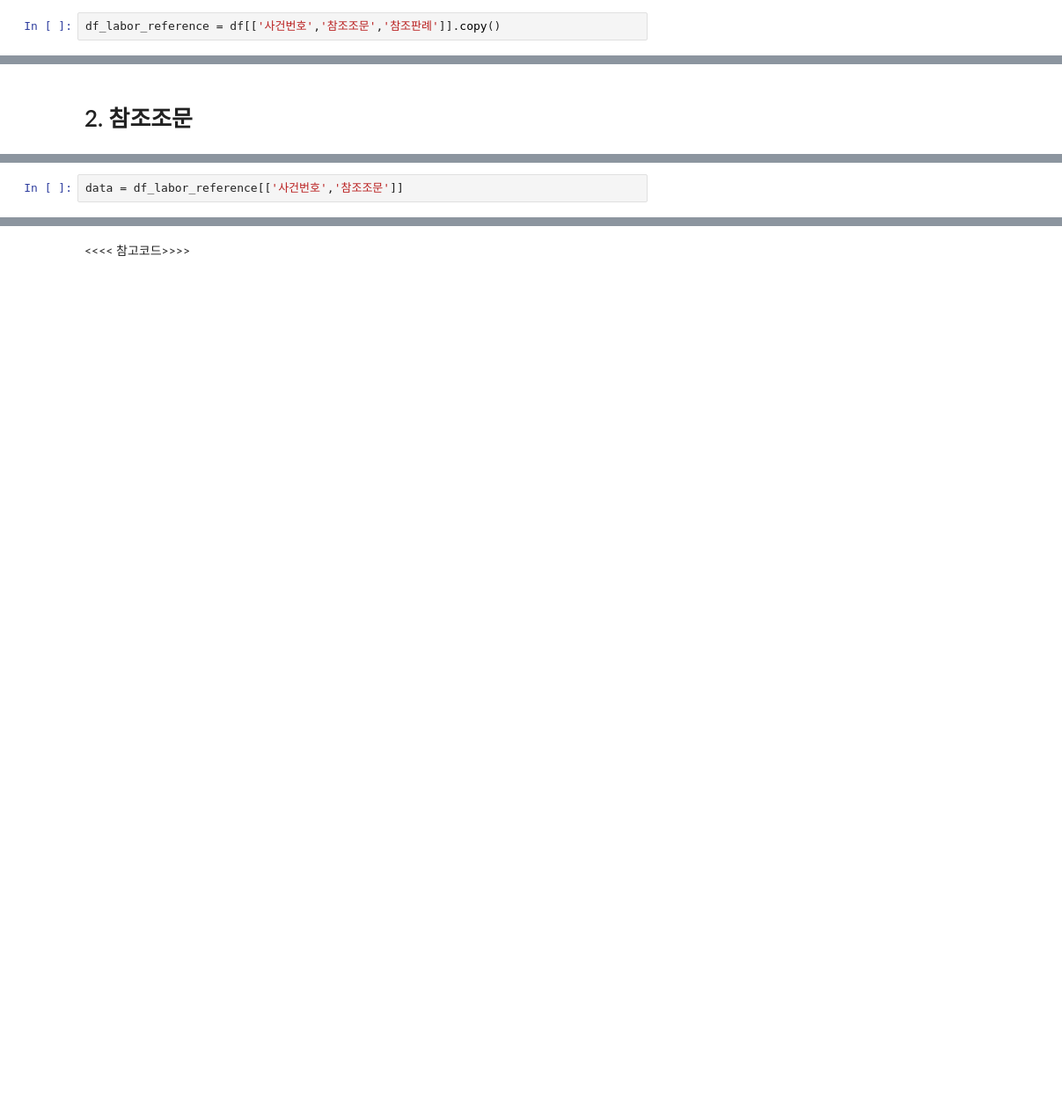
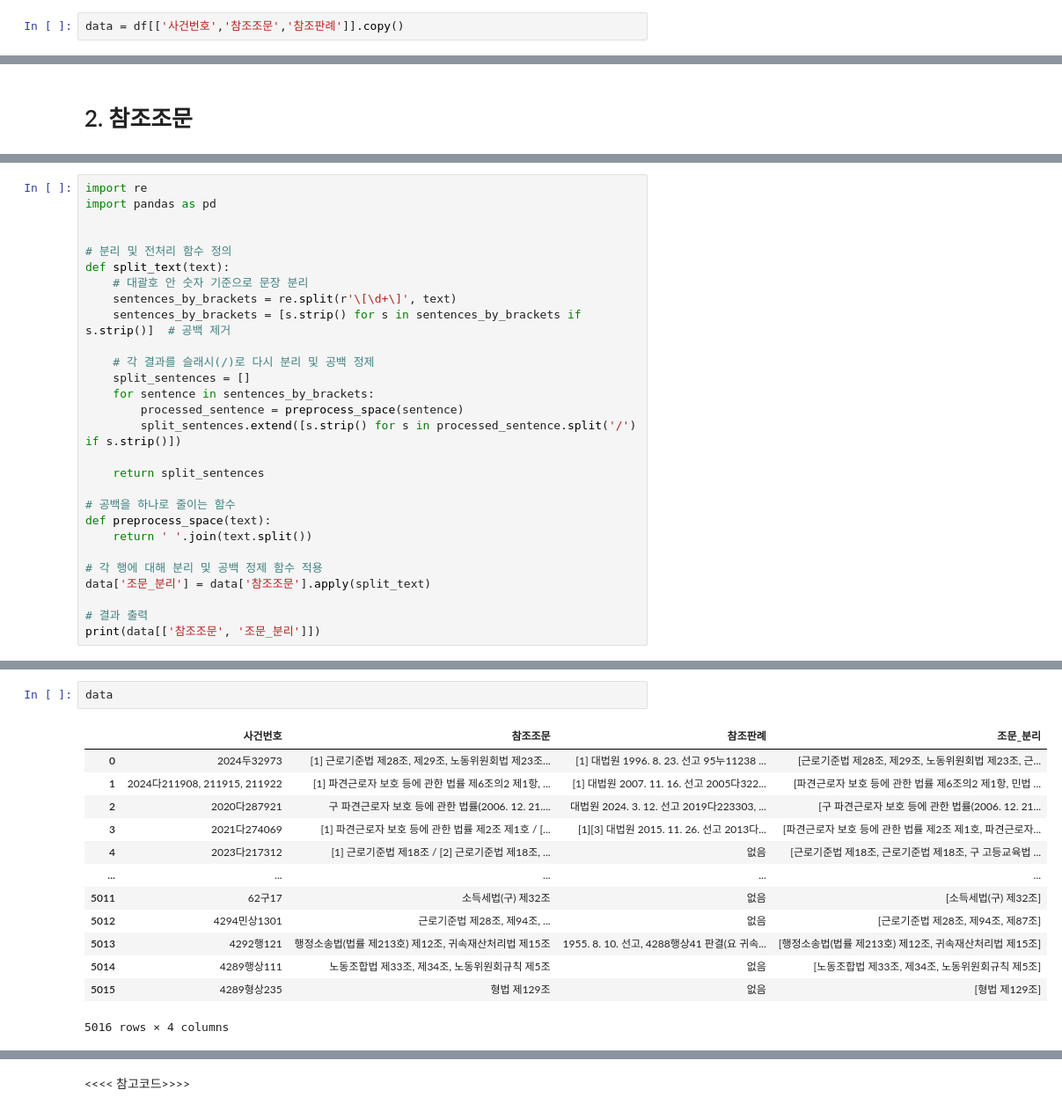
Before and after one commit to sesac-NoF/NoF, a Jupyter notebook: Labor_precedent_EDA/13_Labor_Real_references.ipynb, the cells around one changed output, grey strips where cells are left out. Shown at 88% size. Saved outputs shown, nothing was run; the diff lists cells and outputs as text; blank space fills up the shorter version.

Commit message:
참조조문 전처리 조문_분리 오류

```diff
--- a/Labor_precedent_EDA/13_Labor_Real_references.ipynb
+++ b/Labor_precedent_EDA/13_Labor_Real_references.ipynb
@@ -43,4 +43,4 @@ Data columns (total 16 columns):
 dtypes: int64(2), object(14)
 memory usage: 627.1+ KB
 # %%
-df_labor_reference = df[['사건번호','참조조문','참조판례']].copy()
+data = df[['사건번호','참조조문','참조판례']].copy()
@@ -70,2 +98,0 @@ df_labor_reference[['사건번호','참조조문']].iloc[:2]
-# %%
-data = df_labor_reference[['사건번호','참조조문']]
@@ -71,0 +107,28 @@ data = df_labor_reference[['사건번호','참조조문']]
+# %%
+import re
+import pandas as pd
+
+
+# 분리 및 전처리 함수 정의
+def split_text(text):
+    # 대괄호 안 숫자 기준으로 문장 분리
+    sentences_by_brackets = re.split(r'\[\d+\]', text)
+    sentences_by_brackets = [s.strip() for s in sentences_by_brackets if s.strip()]  # 공백 제거
+
+    # 각 결과를 슬래시(/)로 다시 분리 및 공백 정제
+    split_sentences = []
+    for sentence in sentences_by_brackets:
+        processed_sentence = preprocess_space(sentence)
+        split_sentences.extend([s.strip() for s in processed_sentence.split('/') if s.strip()])
+
+    return split_sentences
+
+# 공백을 하나로 줄이는 함수
+def preprocess_space(text):
+    return ' '.join(text.split())
+
+# 각 행에 대해 분리 및 공백 정제 함수 적용
+data['조문_분리'] = data['참조조문'].apply(split_text)
+
+# 결과 출력
+print(data[['참조조문', '조문_분리']])
@@ -71,0 +150,16 @@ data = df_labor_reference[['사건번호','참조조문']]
+# %%
+data
+# %% [output]
+|  | 사건번호 | 참조조문 | 참조판례 | 조문_분리 |
+| 0 | 2024두32973 | [1] 근로기준법 제28조, 제29조, 노동위원회법 제23조... | [1] 대법원 1996. 8. 23. 선고 95누11238 ... | [근로기준법 제28조, 제29조, 노동위원회법 제23조, 근... |
+| 1 | 2024다211908, 211915, 211922 | [1] 파견근로자 보호 등에 관한 법률 제6조의2 제1항, ... | [1] 대법원 2007. 11. 16. 선고 2005다322... | [파견근로자 보호 등에 관한 법률 제6조의2 제1항, 민법 ... |
+| 2 | 2020다287921 | 구 파견근로자 보호 등에 관한 법률(2006. 12. 21.... | 대법원 2024. 3. 12. 선고 2019다223303, ... | [구 파견근로자 보호 등에 관한 법률(2006. 12. 21... |
+| 3 | 2021다274069 | [1] 파견근로자 보호 등에 관한 법률 제2조 제1호 / [... | [1][3] 대법원 2015. 11. 26. 선고 2013다... | [파견근로자 보호 등에 관한 법률 제2조 제1호, 파견근로자... |
+| 4 | 2023다217312 | [1] 근로기준법 제18조 / [2] 근로기준법 제18조, ... | 없음 | [근로기준법 제18조, 근로기준법 제18조, 구 고등교육법 ... |
+| ... | ... | ... | ... | ... |
+| 5011 | 62구17 | 소득세법(구) 제32조 | 없음 | [소득세법(구) 제32조] |
+| 5012 | 4294민상1301 | 근로기준법 제28조, 제94조, ... | 없음 | [근로기준법 제28조, 제94조, 제87조] |
+| 5013 | 4292행121 | 행정소송법(법률 제213호) 제12조, 귀속재산처리법 제15조 | 1955. 8. 10. 선고, 4288행상41 판결(요 귀속... | [행정소송법(법률 제213호) 제12조, 귀속재산처리법 제15조] |
+| 5014 | 4289행상111 | 노동조합법 제33조, 제34조, 노동위원회규칙 제5조 | 없음 | [노동조합법 제33조, 제34조, 노동위원회규칙 제5조] |
+| 5015 | 4289형상235 | 형법 제129조 | 없음 | [형법 제129조] |
+5016 rows × 4 columns
```
Also changed, not shown: parts of 40 cells of this notebook.
